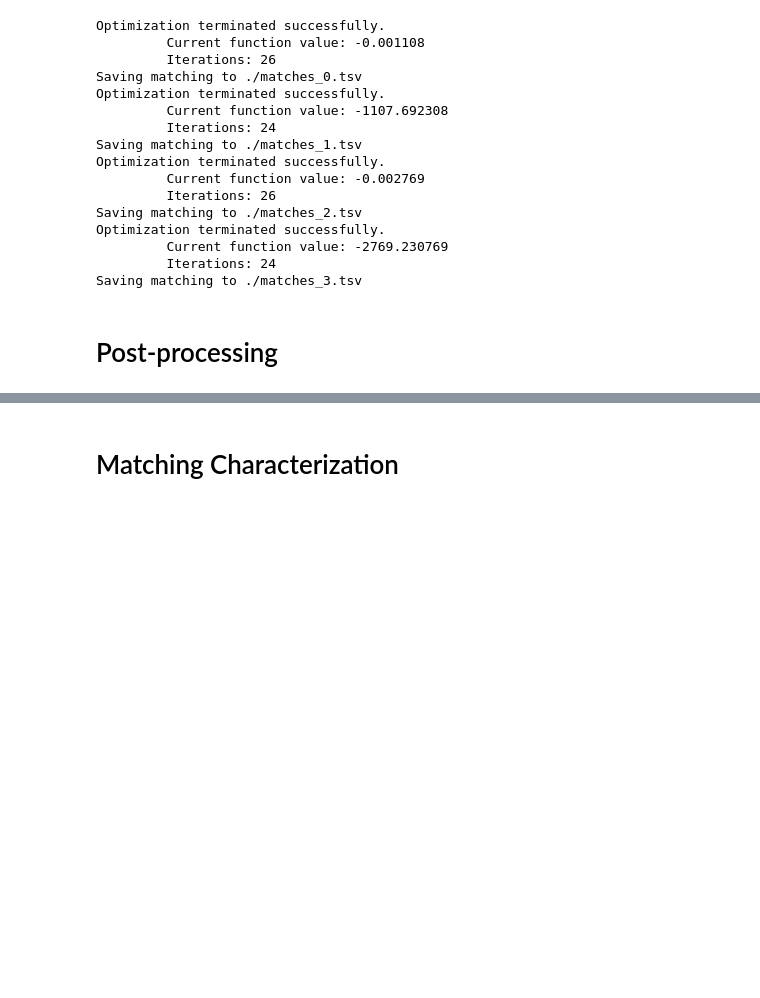
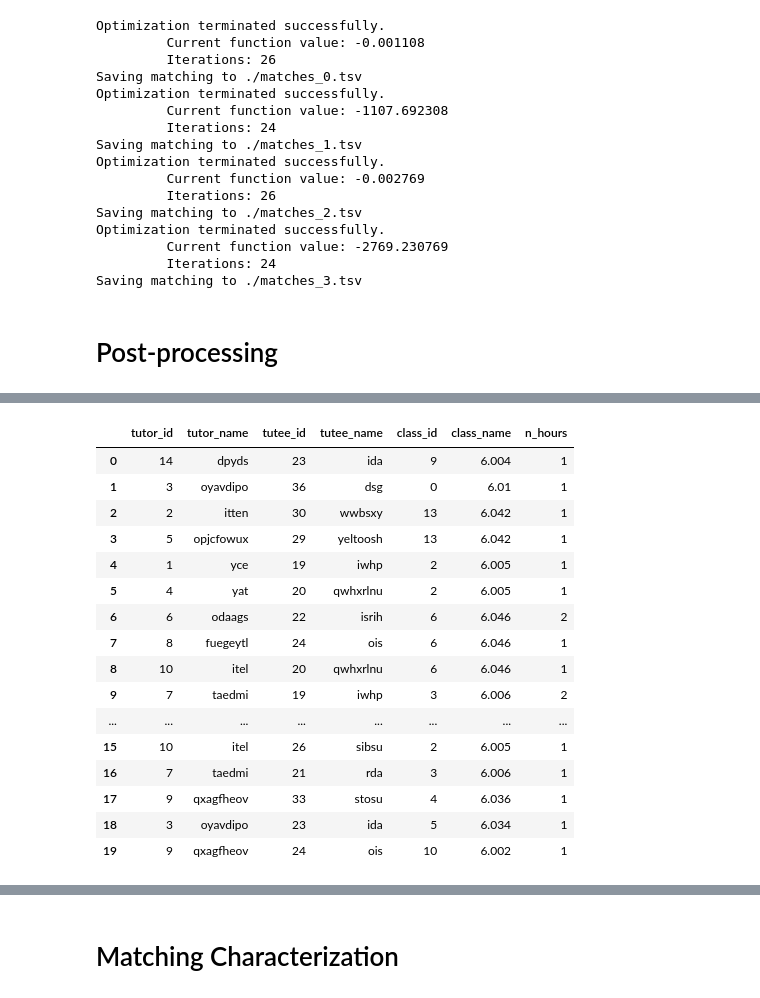
Before and after one commit to neighthan/class_matching, a Jupyter notebook: tutor_tutee_matching.ipynb, the cells around one changed output, grey strips where cells are left out. Cells and saved outputs as stored; diff of their text form; code cells hidden in the pictures; blank space fills up the shorter version.

```diff
--- a/tutor_tutee_matching.ipynb
+++ b/tutor_tutee_matching.ipynb
@@ -474,0 +484,75 @@ This may be helpful. I did just confirm that in my example file, only 16/18 tuto
+# %%
+data_path = './'
+iterative_matching = True
+max_tutees_per_tutor = 3
+
+if iterative_matching:
+    max_hours = 1
+else:
+    max_hours = 3
+
+verbose = True
+use_product = False
+lambda_classes = [2]
+lambda_students = [2]
+
+if use_product:
+    lambdas = list(product(lambda_classes, lambda_students))
+else:
+    lambdas = zip(lambda_classes, lambda_students)
+
+# we'll need the complete data for post-processing
+tutor_info_complete = match.load_tutor_info(data_path)
+tutee_info_complete = match.load_tutee_info(data_path)
+
+# these copies will be modified during the matching process
+tutor_info = tutor_info_complete.copy()
+tutee_info = tutee_info_complete.copy()
+
+matchings = []
+iter_number = 0
+while True:
+    iter_number += 1
+    print("\nOn iteration", iter_number)
+
+    n_tutors = len(tutor_info)
+    tutor_to_idx = {tutor_info.index.values[i]: i for i in xrange(n_tutors)}
+    idx_to_tutor = {val: key for (key, val) in tutor_to_idx.items()}
+
+    n_tutees = len(tutee_info)
+    tutee_to_idx = {tutee_info.index.values[i]: i for i in xrange(n_tutees)}
+    idx_to_tutee = {val: key for (key, val) in tutee_to_idx.items()}
+
+    ### class priorities and info
+    class_priority, class_to_id, class_to_idx, idx_to_class = match.get_class_priority_and_mappings(tutor_info, tutee_info)
+    n_classes = len(class_priority)
+    get_class_idx = np.vectorize(class_to_idx.get)
+
+    ### bounds/constraints on the linear program
+
+    n_variables = n_tutors * n_tutees * n_classes
+
+    var_bounds = (0, max_hours) # same bound for all matchings
+    class_list_bounds, class_list_constraints = match.get_class_list_constraints(tutor_info, tutee_info, n_variables, get_class_idx)
+    hours_bounds, hours_constraints = match.get_hours_constraints(tutor_info, tutee_info, n_variables, get_class_idx, iterative_matching)
+
+    objective_function = match.get_objective(lambdas[0][0], lambdas[0][1], class_priority, n_tutors, n_tutees, n_classes, get_class_idx,
+                                            tutee_info)
+
+    solution = match.solve(objective_function, hours_constraints, hours_bounds, class_list_constraints, class_list_bounds, var_bounds)
+
+    matching = match.get_matching(solution, 0, tutor_info, tutee_info, idx_to_class, class_to_id, return_matching=True)
+
+    if len(matching) == 0:
+        break
+
+    matchings.append(matching)
+
+    match.update_info(tutor_info, tutee_info, matching)
+
+    if len(tutor_info) == 0 or len(tutee_info) == 0:
+        break
+
+matchings = pd.concat(matchings).reset_index(drop=True)
+matchings
+# %% [output]
@@ -474,0 +576,17 @@ This may be helpful. I did just confirm that in my example file, only 16/18 tuto
+|  | tutor_id | tutor_name | tutee_id | tutee_name | class_id | class_name | n_hours |
+| 0 | 14 | dpyds | 23 | ida | 9 | 6.004 | 1 |
+| 1 | 3 | oyavdipo | 36 | dsg | 0 | 6.01 | 1 |
+| 2 | 2 | itten | 30 | wwbsxy | 13 | 6.042 | 1 |
+| 3 | 5 | opjcfowux | 29 | yeltoosh | 13 | 6.042 | 1 |
+| 4 | 1 | yce | 19 | iwhp | 2 | 6.005 | 1 |
+| 5 | 4 | yat | 20 | qwhxrlnu | 2 | 6.005 | 1 |
+| 6 | 6 | odaags | 22 | isrih | 6 | 6.046 | 2 |
+| 7 | 8 | fuegeytl | 24 | ois | 6 | 6.046 | 1 |
+| 8 | 10 | itel | 20 | qwhxrlnu | 6 | 6.046 | 1 |
+| 9 | 7 | taedmi | 19 | iwhp | 3 | 6.006 | 2 |
+| ... | ... | ... | ... | ... | ... | ... | ... |
+| 15 | 10 | itel | 26 | sibsu | 2 | 6.005 | 1 |
+| 16 | 7 | taedmi | 21 | rda | 3 | 6.006 | 1 |
+| 17 | 9 | qxagfheov | 33 | stosu | 4 | 6.036 | 1 |
+| 18 | 3 | oyavdipo | 23 | ida | 5 | 6.034 | 1 |
+| 19 | 9 | qxagfheov | 24 | ois | 10 | 6.002 | 1 |
```
Also changed, not shown: parts of 26 cells of this notebook, 1 other file.
